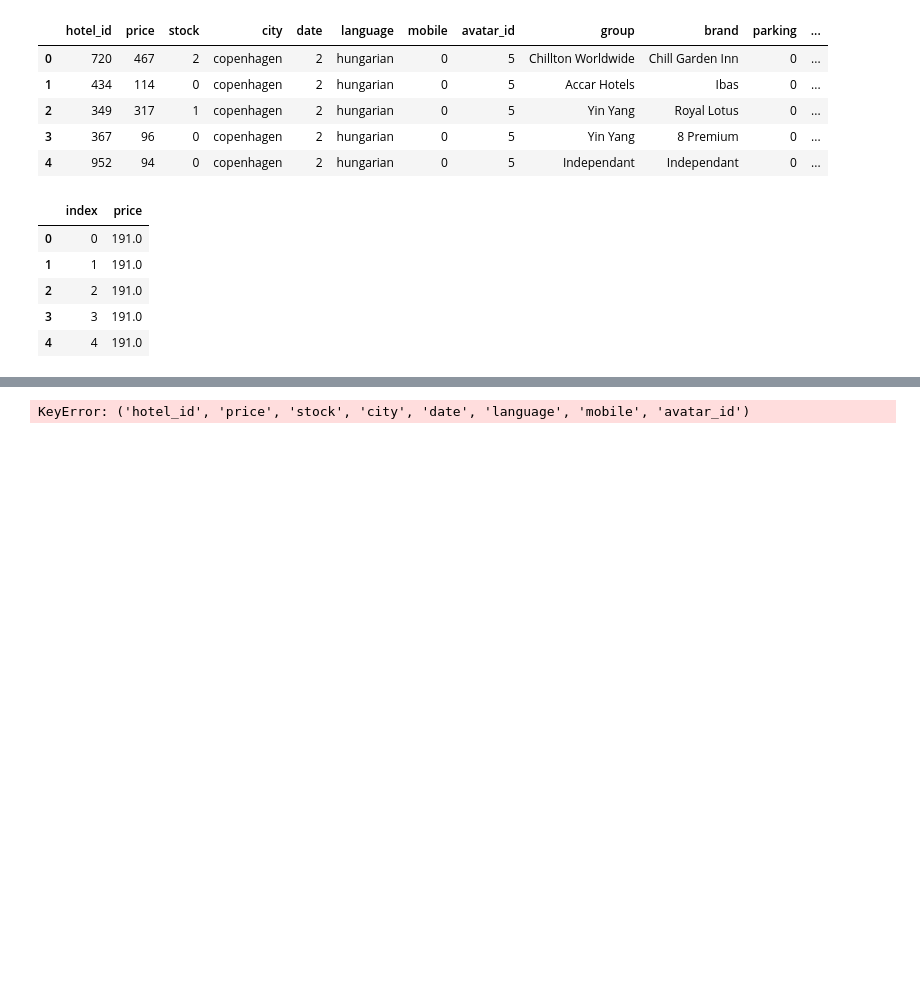
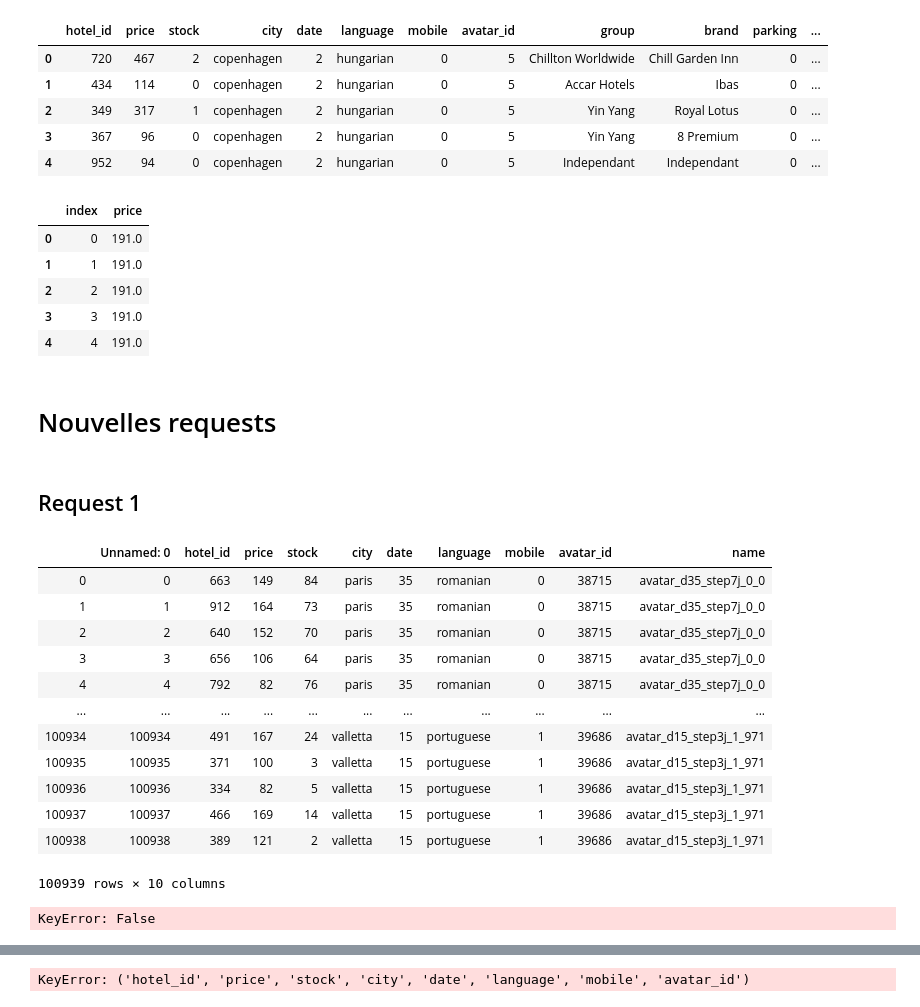
Before and after one commit to EliseBcl/D-fi_IA_2023, a Jupyter notebook: tutoriel-d-fi-ia-2023.ipynb, the cells around one changed output, grey strips where cells are left out. Saved outputs shown, nothing was run; the diff lists cells and outputs as text; code cells hidden in the pictures; blank space fills up the shorter version.

```diff
--- a/tutoriel-d-fi-ia-2023.ipynb
+++ b/tutoriel-d-fi-ia-2023.ipynb
@@ -414,6 +407,30 @@ sample_submission.head()
 | 2 | 2 | 191.0 |
 | 3 | 3 | 191.0 |
 | 4 | 4 | 191.0 |
+# %% [markdown]
+# Nouvelles requests
+# %% [markdown]
+## Request 1
 # %%
 import pandas as pd
 requests = pd.read_csv('matrix_merge.csv')
+# %%
+display(requests)
+# %% [output]
+|  | Unnamed: 0 | hotel_id | price | stock | city | date | language | mobile | avatar_id | name |
+| 0 | 0 | 663 | 149 | 84 | paris | 35 | romanian | 0 | 38715 | avatar_d35_step7j_0_0 |
+| 1 | 1 | 912 | 164 | 73 | paris | 35 | romanian | 0 | 38715 | avatar_d35_step7j_0_0 |
+| 2 | 2 | 640 | 152 | 70 | paris | 35 | romanian | 0 | 38715 | avatar_d35_step7j_0_0 |
+| 3 | 3 | 656 | 106 | 64 | paris | 35 | romanian | 0 | 38715 | avatar_d35_step7j_0_0 |
+| 4 | 4 | 792 | 82 | 76 | paris | 35 | romanian | 0 | 38715 | avatar_d35_step7j_0_0 |
+| ... | ... | ... | ... | ... | ... | ... | ... | ... | ... | ... |
+| 100934 | 100934 | 491 | 167 | 24 | valletta | 15 | portuguese | 1 | 39686 | avatar_d15_step3j_1_971 |
+| 100935 | 100935 | 371 | 100 | 3 | valletta | 15 | portuguese | 1 | 39686 | avatar_d15_step3j_1_971 |
+| 100936 | 100936 | 334 | 82 | 5 | valletta | 15 | portuguese | 1 | 39686 | avatar_d15_step3j_1_971 |
+| 100937 | 100937 | 466 | 169 | 14 | valletta | 15 | portuguese | 1 | 39686 | avatar_d15_step3j_1_971 |
+| 100938 | 100938 | 389 | 121 | 2 | valletta | 15 | portuguese | 1 | 39686 | avatar_d15_step3j_1_971 |
+100939 rows × 10 columns
+# %%
+requests['name'=='avatar_d15_step3j_1_971']
+# %% [output]
+KeyError: False
```
Also changed, not shown: parts of 22 cells of this notebook, 4 other files.
